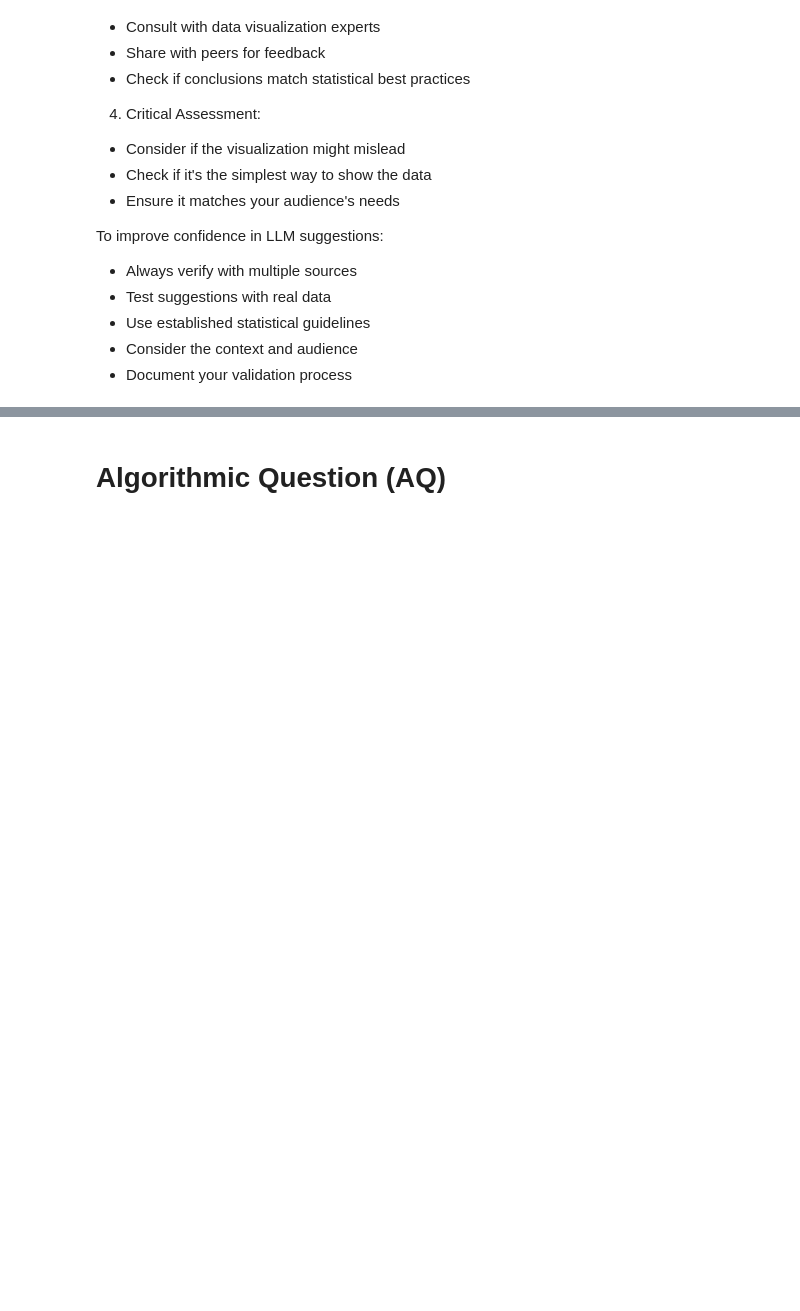
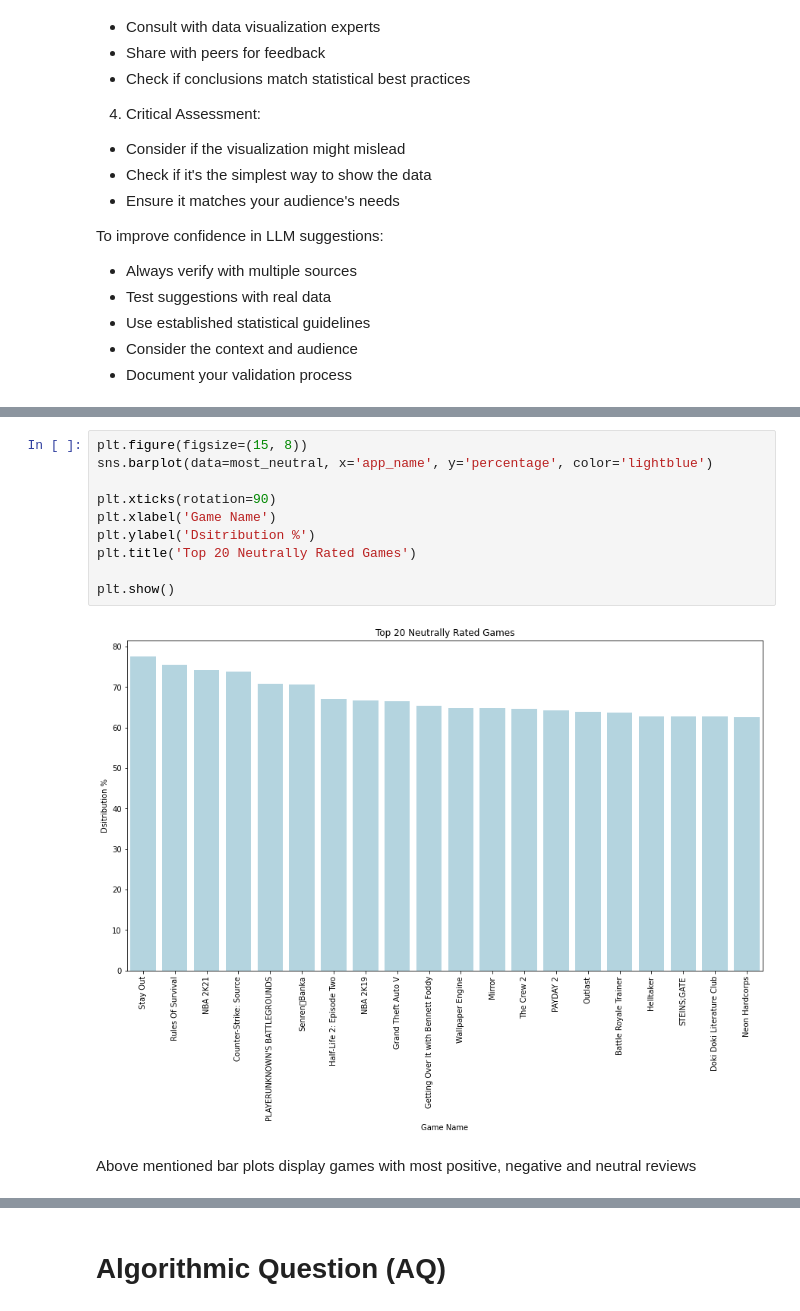
Before and after one commit to sandrokhizanishvili/SAPIENZA-ADM-HW2, a Jupyter notebook: 2021_steam_dataset_analysis.ipynb, the cells around one changed output, grey strips where cells are left out. Saved outputs shown, nothing was run; the diff lists cells and outputs as text; blank space fills up the shorter version.

```diff
--- a/2021_steam_dataset_analysis.ipynb
+++ b/2021_steam_dataset_analysis.ipynb
@@ -1067,0 +1315,14 @@ To improve confidence in LLM suggestions:
+# %%
+plt.figure(figsize=(15, 8))
+sns.barplot(data=most_neutral, x='app_name', y='percentage', color='lightblue')
+
+plt.xticks(rotation=90)
+plt.xlabel('Game Name')
+plt.ylabel('Dsitribution %')
+plt.title('Top 20 Neutrally Rated Games')
+
+plt.show()
+# %% [output]
+[figure, added]
+# %% [markdown]
+Above mentioned bar plots display games with most positive, negative and neutral reviews
```
Also changed, not shown: parts of 28 cells of this notebook.
